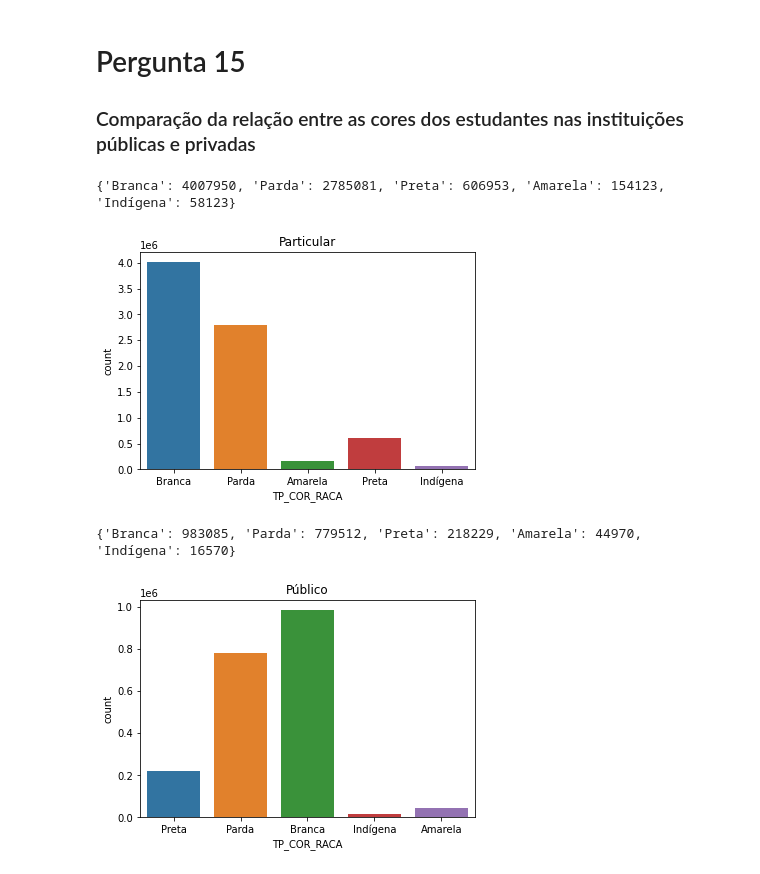
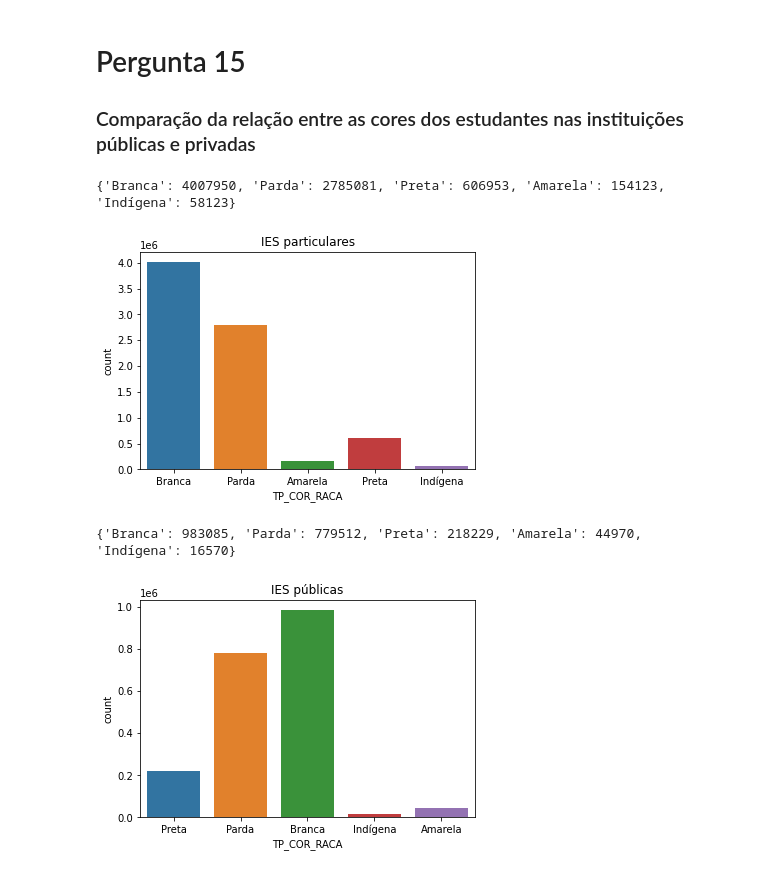
Before and after one commit to GabrielMoraisReis/TP-CDD, a Jupyter notebook: Parte3/Questao15.ipynb, the cells around one changed output. Saved outputs shown, nothing was run; the diff lists cells and outputs as text; code cells hidden in the pictures.

```diff
--- a/Parte3/Questao15.ipynb
+++ b/Parte3/Questao15.ipynb
@@ -18,11 +19,11 @@ alunosParticular = alunos[(alunos.TP_CATEGORIA_ADMINISTRATIVA == 4) | (alunos.TP
 # %%
-print(alunosParticular['TP_COR_RACA'].value_counts().to_dict())
+print(alunosParticular['TP_COR_RACA'].value_counts().to_dict()) # printa a quantidade de alunos de IES particulares separado pela raça
 
 seaborn.countplot(x='TP_COR_RACA', data=alunosParticular)
-plt.title("Particular")
+plt.title("IES particulares")
 plt.show()
 # %% [output]
 {'Branca': 4007950, 'Parda': 2785081, 'Preta': 606953, 'Amarela': 154123, 'Indígena': 58123}
-[figure, old version]
+[figure, new version]
 # %%
 alunosPublico = alunos[(alunos.TP_CATEGORIA_ADMINISTRATIVA == 1) | (alunos.TP_CATEGORIA_ADMINISTRATIVA == 2)
@@ -30,9 +31,9 @@ alunosPublico = alunos[(alunos.TP_CATEGORIA_ADMINISTRATIVA == 1) | (alunos.TP_CA
 # %%
-print(alunosPublico['TP_COR_RACA'].value_counts().to_dict())
+print(alunosPublico['TP_COR_RACA'].value_counts().to_dict()) # printa a quantidade de alunos de IES públicas separado pela raça
 
 seaborn.countplot(x='TP_COR_RACA', data=alunosPublico)
-plt.title("Público")
+plt.title("IES públicas")
 plt.show()
 # %% [output]
 {'Branca': 983085, 'Parda': 779512, 'Preta': 218229, 'Amarela': 44970, 'Indígena': 16570}
-[figure, old version]
+[figure, new version]
```
Also changed, not shown: parts of 3 cells of this notebook, 6 other files.
